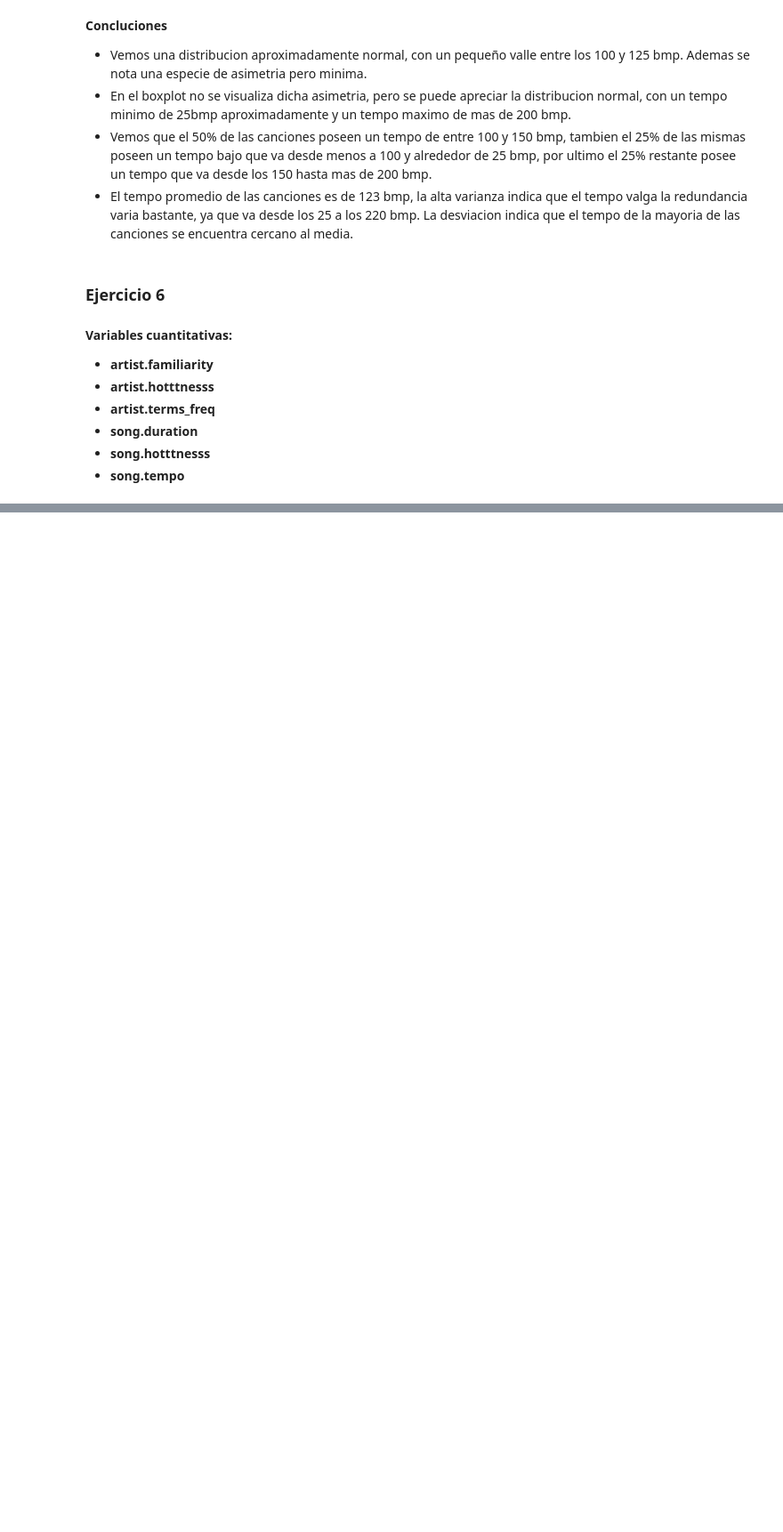
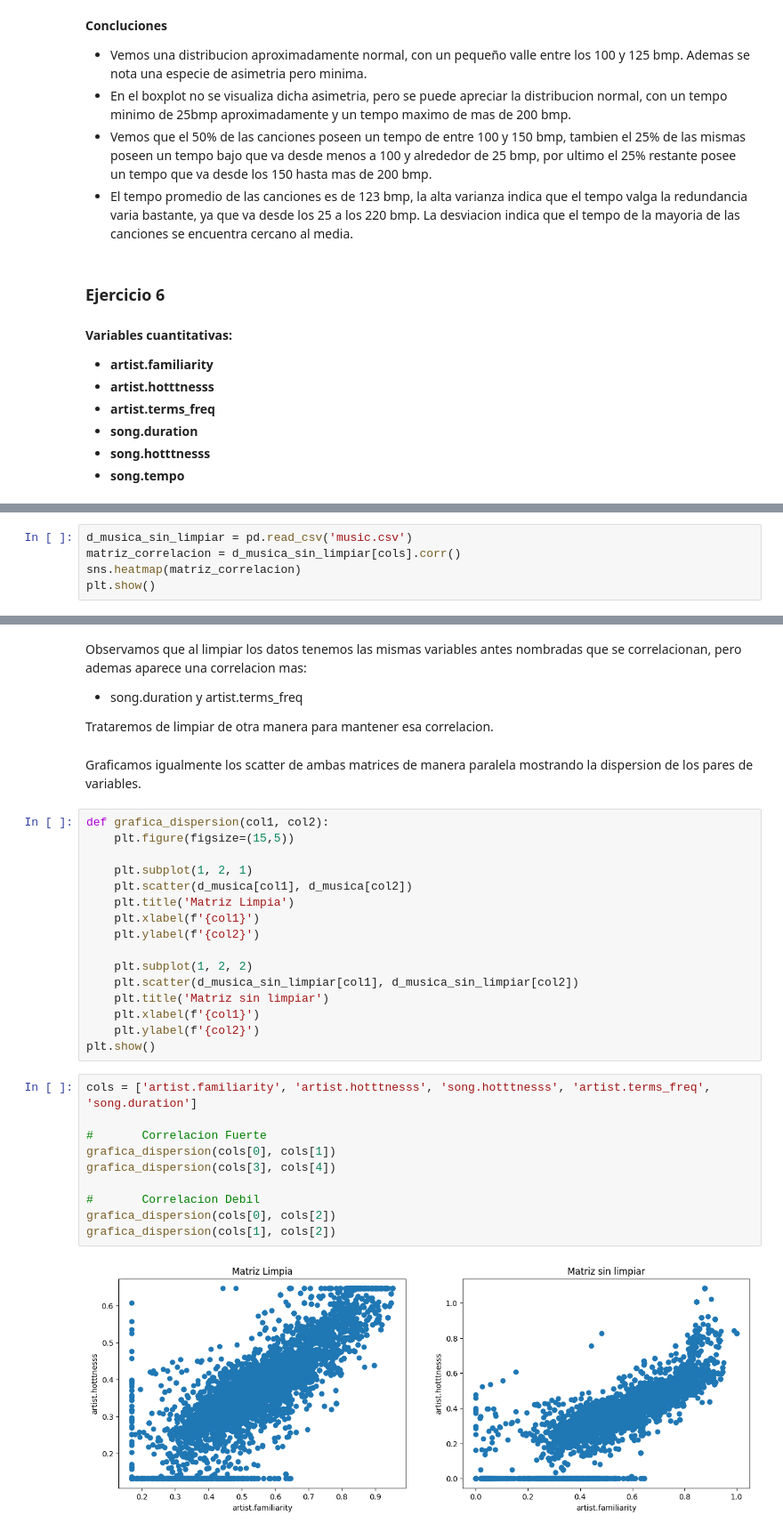
Before and after one commit to cristiandevar/PythonML, a Jupyter notebook: TPFinal/TPFINAL.ipynb, the cells around one changed output, grey strips where cells are left out. Shown at 89% size. Saved outputs shown, nothing was run; the diff lists cells and outputs as text; blank space fills up the shorter version.

```diff
--- a/TPFinal/TPFINAL.ipynb
+++ b/TPFinal/TPFINAL.ipynb
@@ -719,0 +691,5 @@ Luego las que se correlacionan pero muy debilmente son:
+# %%
+d_musica_sin_limpiar = pd.read_csv('music.csv')
+matriz_correlacion = d_musica_sin_limpiar[cols].corr()
+sns.heatmap(matriz_correlacion)
+plt.show()
@@ -719,0 +698,35 @@ Luego las que se correlacionan pero muy debilmente son:
+# %% [markdown]
+Observamos que al limpiar los datos tenemos las mismas variables antes nombradas que se correlacionan, pero ademas aparece una correlacion mas:
+* song.duration y artist.terms_freq
+
+Trataremos de limpiar de otra manera para mantener esa correlacion.
+# %% [markdown]
+Graficamos igualmente los scatter de ambas matrices de manera paralela mostrando la dispersion de los pares de variables.
+# %%
+def grafica_dispersion(col1, col2):
+    plt.figure(figsize=(15,5))
+
+    plt.subplot(1, 2, 1)
+    plt.scatter(d_musica[col1], d_musica[col2])
+    plt.title('Matriz Limpia')
+    plt.xlabel(f'{col1}')
+    plt.ylabel(f'{col2}')
+
+    plt.subplot(1, 2, 2)
+    plt.scatter(d_musica_sin_limpiar[col1], d_musica_sin_limpiar[col2])
+    plt.title('Matriz sin limpiar')
+    plt.xlabel(f'{col1}')
+    plt.ylabel(f'{col2}')
+plt.show()
+# %%
+cols = ['artist.familiarity', 'artist.hotttnesss', 'song.hotttnesss', 'artist.terms_freq', 'song.duration']
+
+#       Correlacion Fuerte
+grafica_dispersion(cols[0], cols[1])
+grafica_dispersion(cols[3], cols[4])
+
+#       Correlacion Debil
+grafica_dispersion(cols[0], cols[2])
+grafica_dispersion(cols[1], cols[2])
+# %% [output]
+[figure, added]
```
Also changed, not shown: parts of 7 cells of this notebook.
